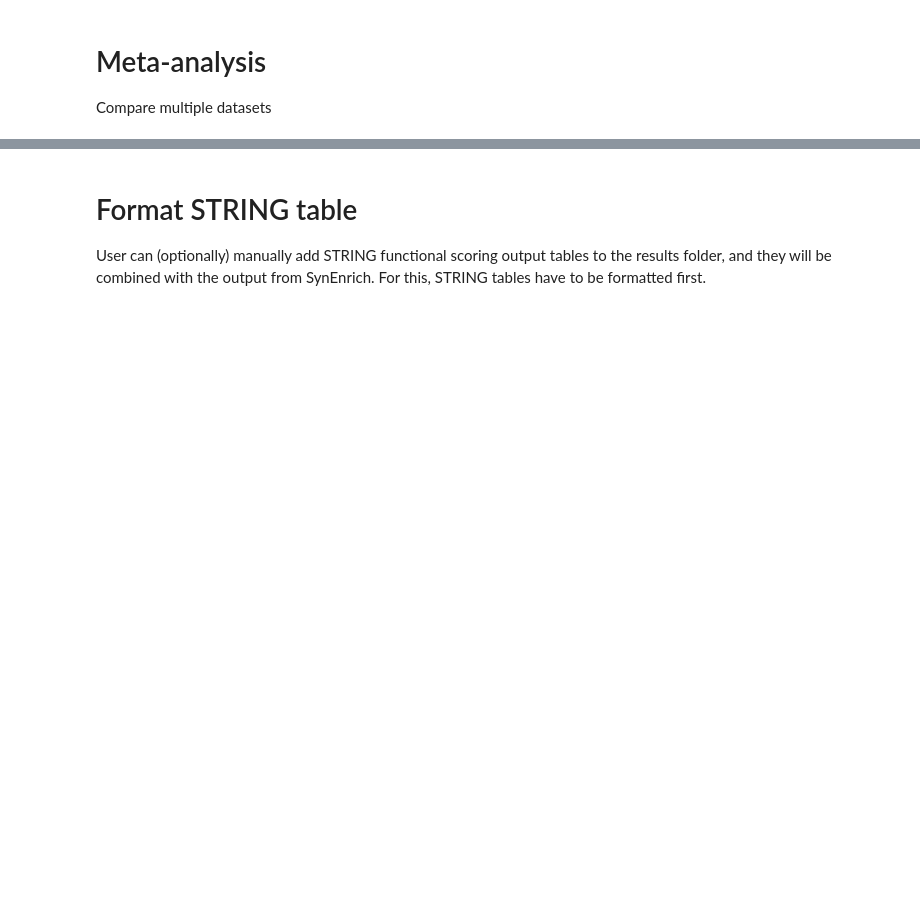
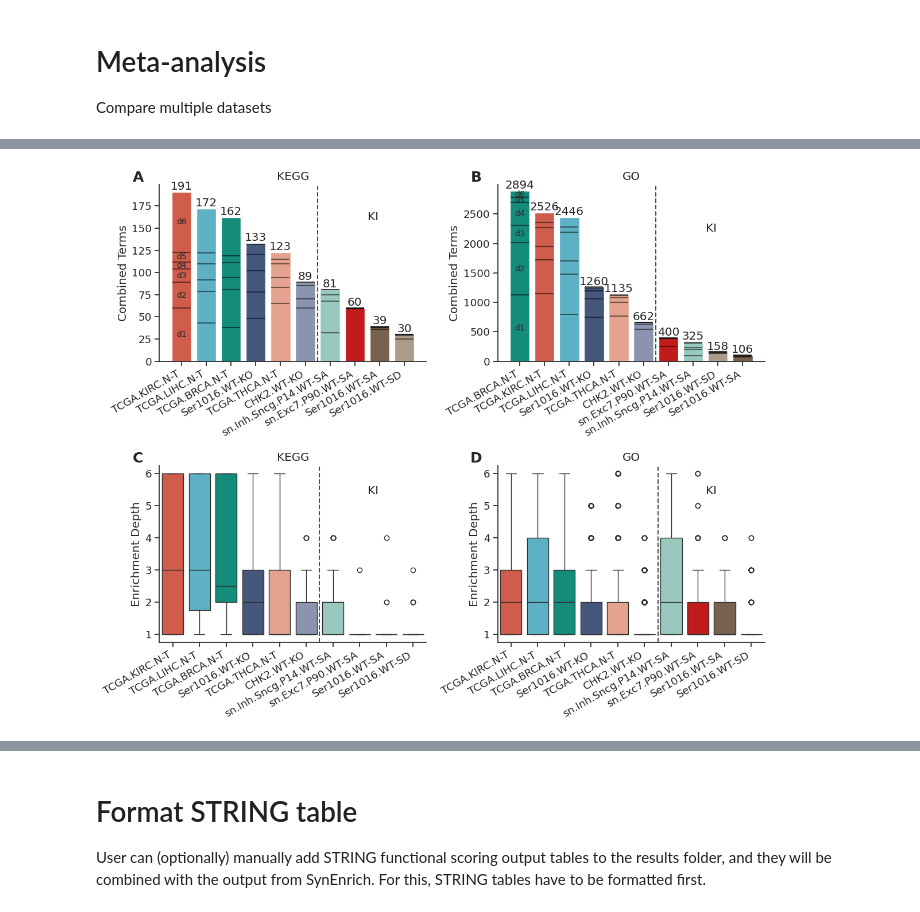
Before and after one commit to pdegen/SynEnrich, a Jupyter notebook: workflow/notebooks/main.ipynb, the cells around one changed output, grey strips where cells are left out. Saved outputs shown, nothing was run; the diff lists cells and outputs as text; code cells hidden in the pictures; blank space fills up the shorter version.

```diff
--- a/workflow/notebooks/main.ipynb
+++ b/workflow/notebooks/main.ipynb
@@ -423,0 +666,86 @@ for lib in libraries:
+# %%
+sns.set(font_scale=1.2)
+sns.set_style("whitegrid")
+sns.set_style("ticks")
+sns.despine()
+
+fig, axes = plt.subplots(2, 2, figsize=(12,10))
+axes = axes.flatten()
+
+### Number of terms per dataset
+
+for ax, lib in zip(axes[:2],libraries):
+    sns.despine()
+    depth_df = meta_depth_dict[lib]
+    depth_df.replace({"Project":pretty_datanames}, inplace=True)
+
+    counts = depth_df.groupby(["Project"]).count()["Factors"].sort_values(ascending=False)
+
+    counts = pd.DataFrame(counts)
+
+    counts["hue"] = counts.index
+    #counts.replace({"hue":pretty_datanames}, inplace=True)
+
+    if ax == axes[0]:
+        hue_order = {counts.iloc[i]["hue"]: npg[i] for i in range(len(counts))}
+
+    b = sns.barplot(data=counts, y="Factors", x="hue", ax=ax, hue="hue", hue_order=hue_order, palette=npg[:len(project_names)])
+    ax.set(title=lib,xlabel=None,ylabel="Combined Terms")
+
+    for i in b.containers:
+        b.bar_label(i,)
+
+    if ax == axes[1]:
+        ax.set_ylim(0,2999)
+
+    if ax == axes[0]:
+        ax.set_ylim(0,199)
+
+    # mark depths with horzontal lines
+    g = depth_df.groupby(["Project"])["Depth"].value_counts()
+    for j, p in enumerate(counts.index):
+        sum = 0
+        prev_sum = 0
+        maxdepth = g.index.get_level_values("Depth").max()
+        for i in range(1,1+maxdepth):
+            try:
+                sum += g.loc[(p,i)]
+            except KeyError:
+                pass
+            if i < maxdepth:
+                ax.scatter(j, sum, marker="_", color="black", s=550, alpha=0.5)
+            if j == 0:
+                ax.text(s=f"d{i}",x=j,y=prev_sum + 0.5*(sum-prev_sum), ha="center", va="center",fontsize=10)
+            prev_sum = sum
+
+for ax, lib in zip(axes[2:], libraries):
+    depth_df = meta_depth_dict[lib]
+    #depth_df.replace({"Project":pretty_datanames}, inplace=True)
+    #sns.barplot(data=depth_df, x="Project", y="Depth", hue="Project", errorbar="sd", ax=ax, order=hue_order.keys(), hue_order=hue_order, palette=npg[:len(project_names)])
+    sns.boxplot(data=depth_df, x="Project", y="Depth", hue="Project", ax=ax, order=hue_order.keys(), hue_order=hue_order, palette=npg[:len(project_names)])
+    ax.set(ylabel="Enrichment Depth",title=lib)
+
+    if ax == axes[3]:
+        ax.set_ylim(axes[2].get_ylim())
+
+for i in range(len(axes)):
+    axes[i].annotate(chr(ord('A')+i), xy=(-0.08, 1.04), xycoords="axes fraction", weight="bold", va='center',ha='center', fontsize=18)
+    axes[i].set_xticks(axes[i].get_xticks(), axes[i].get_xticklabels(), rotation=30, ha='right')
+    axes[i].set(xlabel=None)
+
+    # annotate KI
+    axes[i].axvline(len(pretty_datanames)-4.5,0,axes[i].get_ylim()[1],ls="--",color="black",alpha=0.7)
+    #axes[i].annotate("KI", xy=(0,0), xytext=(len(pretty_datanames)-3, 0.8*axes[i].get_ylim()[1] ), xycoords="data",zorder=99)
+
+    if i == 0:
+        axes[i].annotate("KI", xy=(0,0), xytext=(0.78,0.8), xycoords="axes fraction",zorder=99)
+    elif i == 1:
+        axes[i].annotate("KI", xy=(0,0), xytext=(0.78,0.735), xycoords="axes fraction",zorder=99)
+    elif i == 2:
+        axes[i].annotate("KI", xy=(0,0), xytext=(0.78,0.84), xycoords="axes fraction",zorder=99)
+    else:
+        axes[i].annotate("KI", xy=(0,0), xytext=(0.78,0.84), xycoords="axes fraction",zorder=99)
+
+fig.tight_layout()
+fig.savefig("../../results/meta/bars.data.meta.pdf")
+# %% [output]
@@ -423,0 +753 @@ for lib in libraries:
+[figure, added]
```
Also changed, not shown: parts of 23 cells of this notebook, 2 other files.
